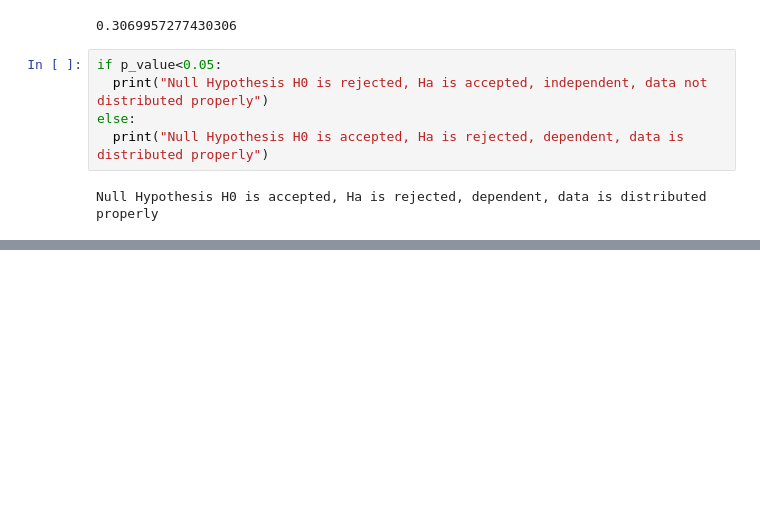
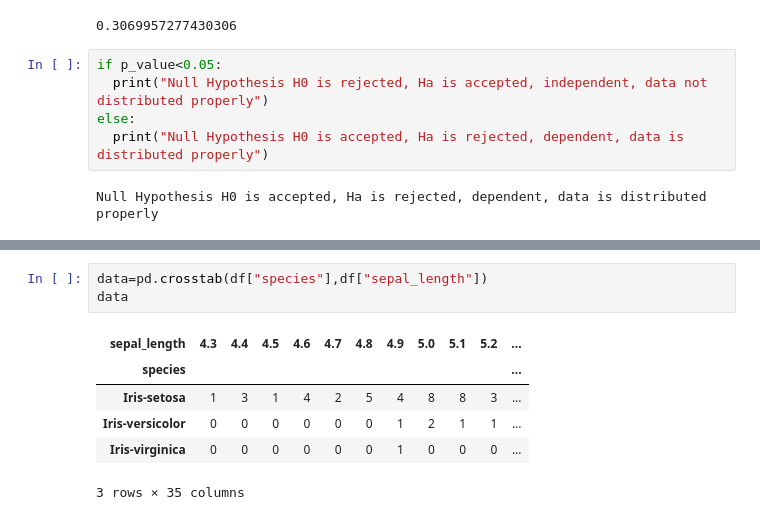
Before and after one commit to Saravanan-20G/Dataset1_Practice, a Jupyter notebook: Dataset_Practice.ipynb, the cells around one changed output, grey strips where cells are left out. Saved outputs shown, nothing was run; the diff lists cells and outputs as text; blank space fills up the shorter version.

```diff
--- a/Dataset_Practice.ipynb
+++ b/Dataset_Practice.ipynb
@@ -85,0 +84,10 @@ Null Hypothesis H0 is accepted, Ha is rejected, dependent, data is distributed p
+# %%
+data=pd.crosstab(df["species"],df["sepal_length"])
+data
+# %% [output]
+| sepal_length | 4.3 | 4.4 | 4.5 | 4.6 | 4.7 | 4.8 | 4.9 | 5.0 | 5.1 | 5.2 | ... |
+| species |  |  |  |  |  |  |  |  |  |  | ... |
+| Iris-setosa | 1 | 3 | 1 | 4 | 2 | 5 | 4 | 8 | 8 | 3 | ... |
+| Iris-versicolor | 0 | 0 | 0 | 0 | 0 | 0 | 1 | 2 | 1 | 1 | ... |
+| Iris-virginica | 0 | 0 | 0 | 0 | 0 | 0 | 1 | 0 | 0 | 0 | ... |
+3 rows × 35 columns
```
Also changed, not shown: parts of 9 cells of this notebook.
